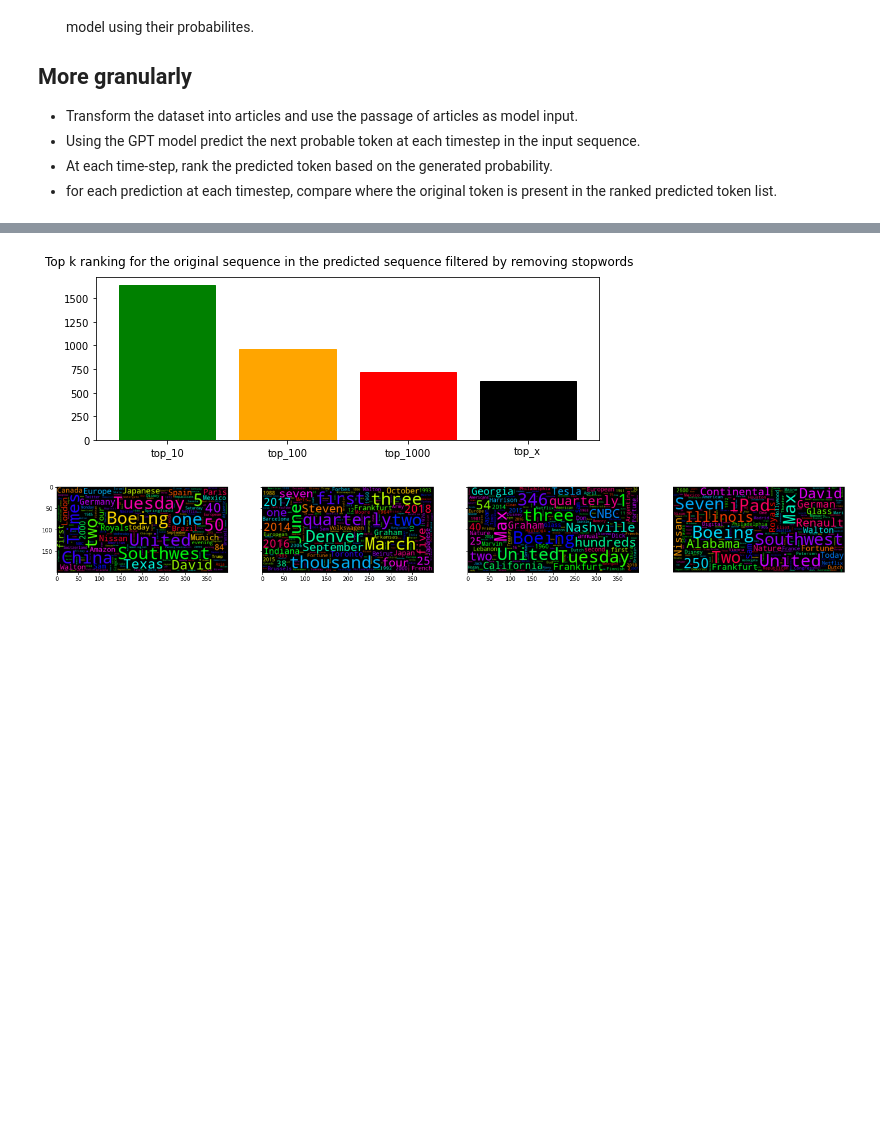
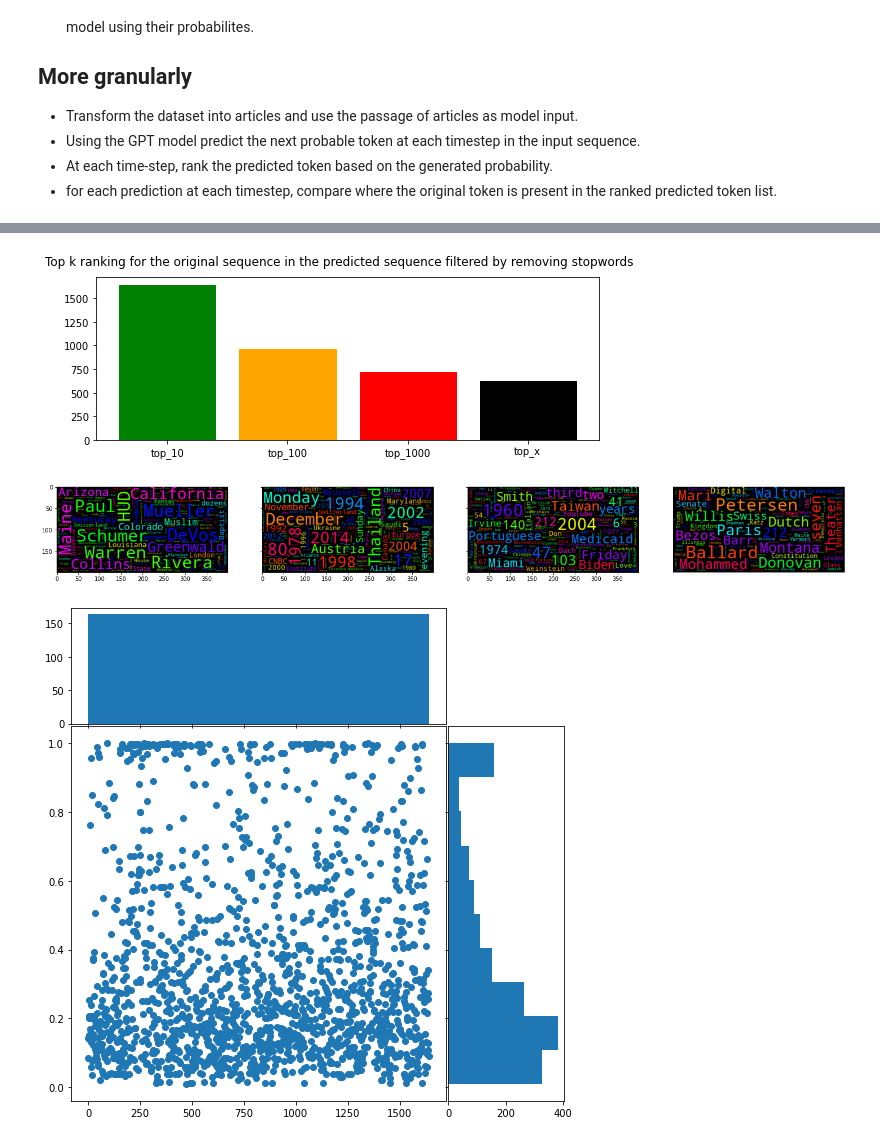
Before and after one commit to Lawliet19189/Euller, a Jupyter notebook: experiments/2_experiment_topk_2020.ipynb, the cells around one changed output, grey strips where cells are left out. Saved outputs shown, nothing was run; the diff lists cells and outputs as text; code cells hidden in the pictures; blank space fills up the shorter version.

```diff
--- a/experiments/2_experiment_topk_2020.ipynb
+++ b/experiments/2_experiment_topk_2020.ipynb
@@ -20,6 +17,3 @@ Reusing dataset csv (/home/sri/.cache/huggingface/datasets/csv/default-a631fcd5c
 # %%
 n = 100
 sample_articles_list = [dataset['train'][i]['sentenceSplit'] for i in range(1, n)]
-# %%
-text = "A fully differential calculation in perturbative quantum chromodynamics is presented for the production of massive photon pairs at hadron colliders. All next-to-leading order perturbative contributions from quark-antiquark, gluon-(anti)quark, and gluon-gluon subprocesses are included, as well as all-orders resummation of initial-state gluon radiation valid at next-to-next-to-leading logarithmic accuracy. The region of phase space is specified in which the calculation is most reliable. Good agreement is demonstrated with data from the Fermilab Tevatron, and predictions are made for more detailed tests with CDF and DO data. Predictions are shown for distributions of diphoton pairs produced at the energy of the Large Hadron Collider (LHC). Distributions of the diphoton pairs from the decay of a Higgs boson are contrasted with those produced from QCD processes at the LHC, showing that enhanced sensitivity to the signal can be obtained with judicious selection of events."
-sample_articles_list = [text]
@@ -47,5 +49,6 @@ topk_insight.analyse_text(sample_articles_list, filters="stopwords")
 # %%
-topk_insight.analyse_text(sample_articles_list, filters="ents")
+topk_insight.analyse_text(sample_articles_list, filters="ents", probs_plot=True)
 # %% [output]
 [figure]
-[figure, old version]
+[figure, new version]
+[figure, added]
```
Also changed, not shown: parts of 7 cells of this notebook, 2 other files.
